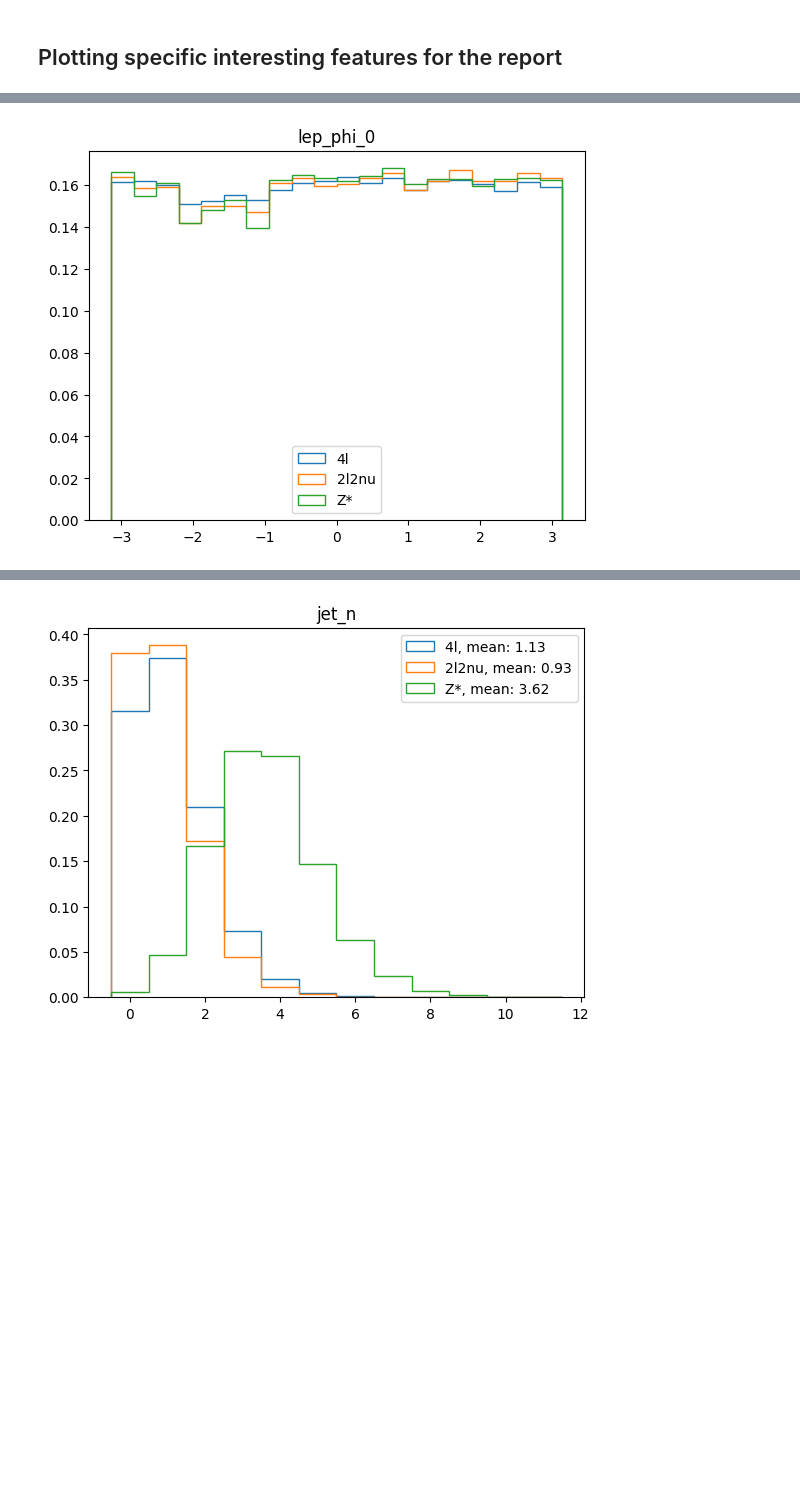
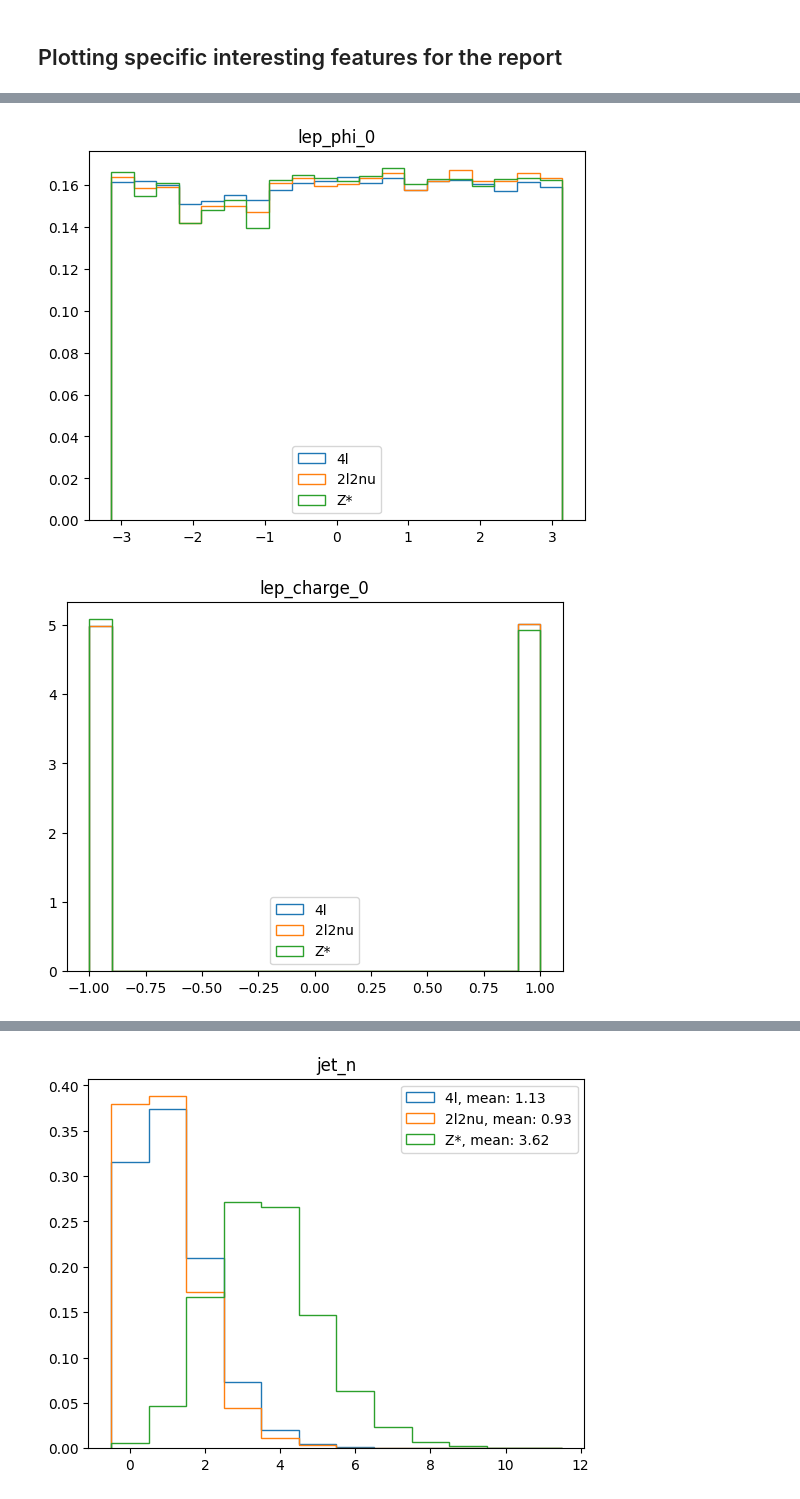
Before and after one commit to NiklasD/ML_Seminar, a Jupyter notebook: notebooks/06-07-Plotting.ipynb, the cells around one changed output, grey strips where cells are left out. Cells and saved outputs as stored; diff of their text form; code cells hidden in the pictures; blank space fills up the shorter version.

```diff
--- a/notebooks/06-07-Plotting.ipynb
+++ b/notebooks/06-07-Plotting.ipynb
@@ -62,30 +78,31 @@ mkdir: ../Plots/Feature_distributions/2: File exists
 # %%
-plotting_list = ['met_et','jet_n','lep_n','jet_m','lep_pt_0','lep_E_0','jet_pt_0','jet_eta_0','jet_phi_0','jet_E_0','lep_phi_0']
+plotting_list = ['met_et','jet_n','lep_n','jet_m','lep_pt_0','lep_E_0','jet_pt_0','jet_eta_0','jet_phi_0','jet_E_0','lep_phi_0','lep_charge_0','lep_ptcone30_0']
 labels = df['label'].unique()
 num_bins = 20
 for i, feature in enumerate(plotting_list):
     min_value = df[feature].min()
     max_value = df[feature].max()
     bin_edges = np.linspace(min_value, max_value, num_bins + 1)
     plt.figure()
     for label in labels:
         data = df[df['label'] == label][feature]
         plt.hist(data, density=True, bins=bin_edges, label=label, histtype='step')
         plt.title(feature)
         L=plt.legend()
     L.get_texts()[0].set_text('4l')
     L.get_texts()[1].set_text('2l2nu')
     L.get_texts()[2].set_text('Z*')
     plt.savefig("../Plots/Feature_distributions/2/"+feature+".png")
 # %% [output]
 [figure]
 [figure]
 [figure]
 [figure]
 [figure]
 [figure]
 [figure]
 [figure]
 [figure]
 [figure]
 [figure]
+[figure, added]
```
Also changed, not shown: parts of 3 cells of this notebook, 11 other files.
